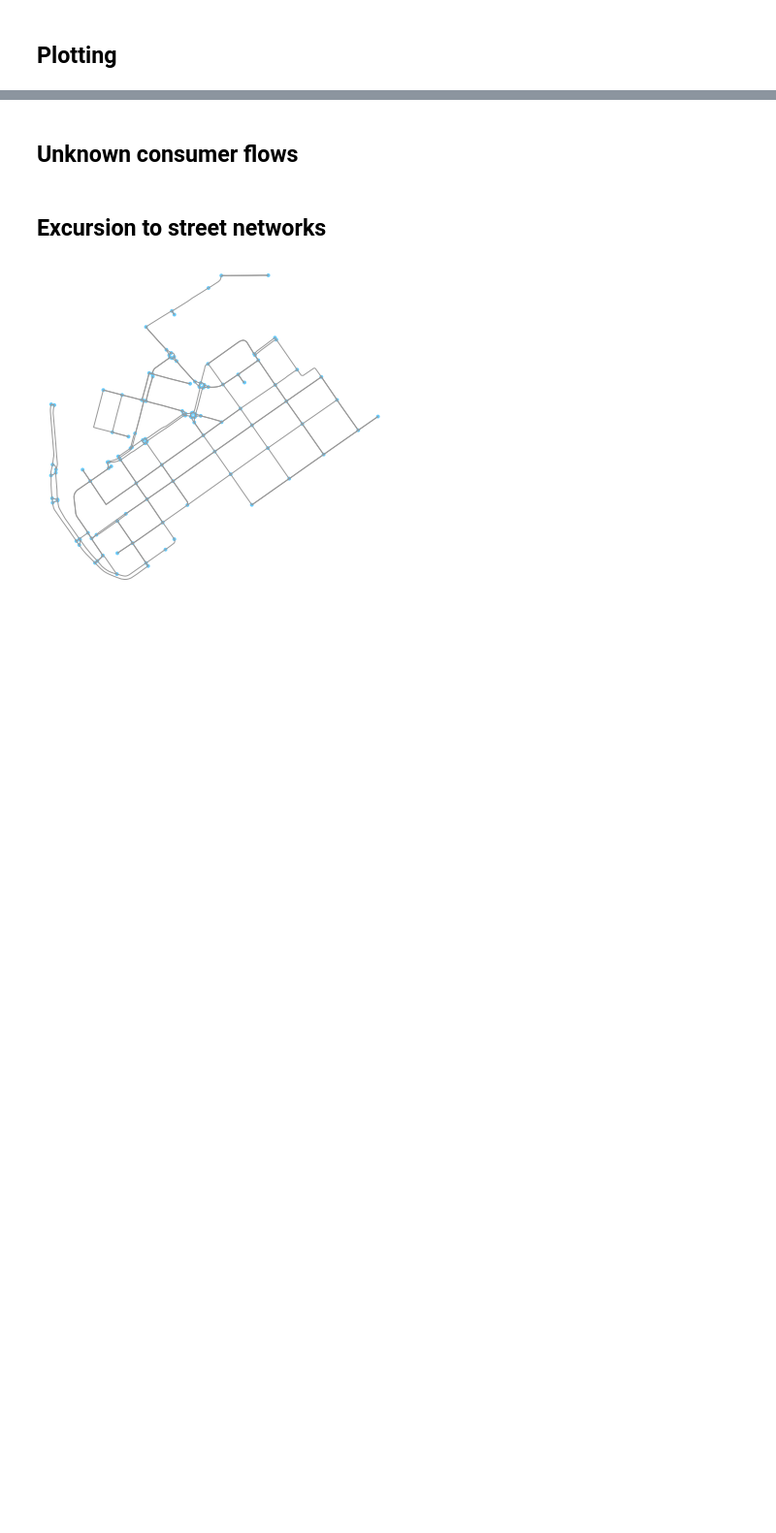
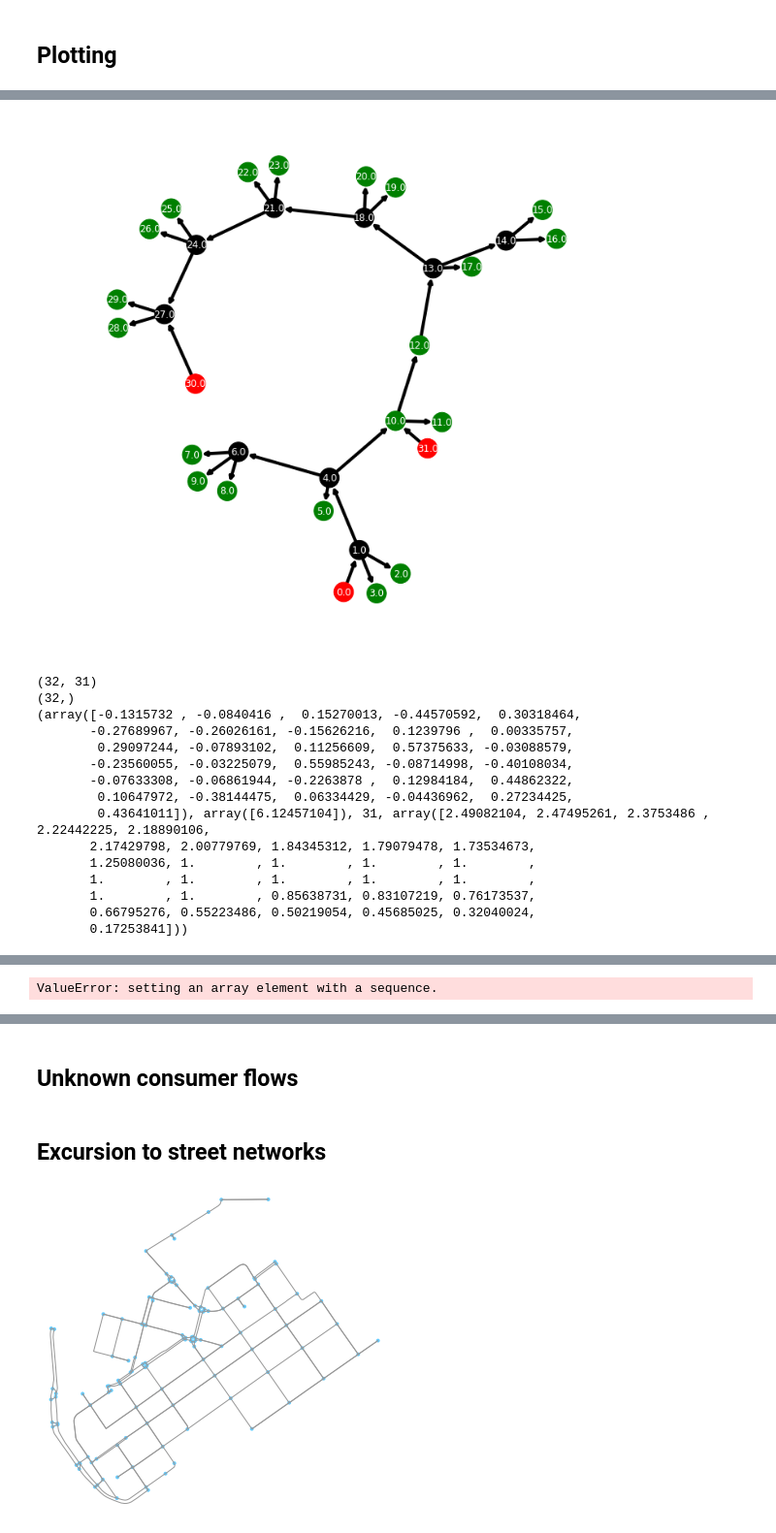
Before and after one commit to jnnr/models_oemof, a Jupyter notebook: DHN_model/DHN_model_prototyping.ipynb, the cells around one changed output, grey strips where cells are left out. Shown at 97% size. Drawn from its saved outputs; the diff is of its cells as text; code cells hidden in the pictures; blank space fills up the shorter version.

```diff
--- a/DHN_model/DHN_model_prototyping.ipynb
+++ b/DHN_model/DHN_model_prototyping.ipynb
@@ -91,0 +136,43 @@ print(nx.incidence_matrix(G, oriented=True).todense())
+# %%
+edge_list = pd.read_csv('edge_list_tree_network.csv')
+node_list = pd.read_csv('node_list_tree_network.csv')
+
+G = create_network(edge_list, node_list)
+
+node_sizes = 600
+node_color = {'producer': 'r',
+              'consumer': 'g',
+              'split': 'k'}
+
+node_colors = [node_color[data['node_type']] for node_id, data in G.nodes(data=True)]
+edge_colors = 'k'
+# edge_alphas = [(5 + i) / (M + 4) for i in range(M)]
+
+draw_network(G, node_sizes=node_sizes, node_colors=node_colors, edge_colors=edge_colors, edge_width=4)
+
+A = nx.incidence_matrix(G, oriented=True).todense()
+number_nodes = len(G.nodes)
+m = np.random.rand(number_nodes)
+print(A.shape)
+print(m.shape)
+# np.linalg.det(A)
+flows = np.linalg.lstsq(A, m)
+print(flows)
+np.allclose(np.dot(A, flows), m)
+# %% [output]
+[figure, added]
+(32, 31)
+(32,)
+(array([-0.1315732 , -0.0840416 ,  0.15270013, -0.44570592,  0.30318464,
+       -0.27689967, -0.26026161, -0.15626216,  0.1239796 ,  0.00335757,
+        0.29097244, -0.07893102,  0.11256609,  0.57375633, -0.03088579,
+       -0.23560055, -0.03225079,  0.55985243, -0.08714998, -0.40108034,
+       -0.07633308, -0.06861944, -0.2263878 ,  0.12984184,  0.44862322,
+        0.10647972, -0.38144475,  0.06334429, -0.04436962,  0.27234425,
+        0.43641011]), array([6.12457104]), 31, array([2.49082104, 2.47495261, 2.3753486 , 2.22442225, 2.18890106,
+       2.17429798, 2.00779769, 1.84345312, 1.79079478, 1.73534673,
+       1.25080036, 1.        , 1.        , 1.        , 1.        ,
+       1.        , 1.        , 1.        , 1.        , 1.        ,
+       1.        , 1.        , 0.85638731, 0.83107219, 0.76173537,
+       0.66795276, 0.55223486, 0.50219054, 0.45685025, 0.32040024,
+       0.17253841]))
@@ -92 +180,2 @@ print(nx.incidence_matrix(G, oriented=True).todense())
+ValueError: setting an array element with a sequence.
 # %%
```
Also changed, not shown: parts of 17 cells of this notebook, 2 other files.
